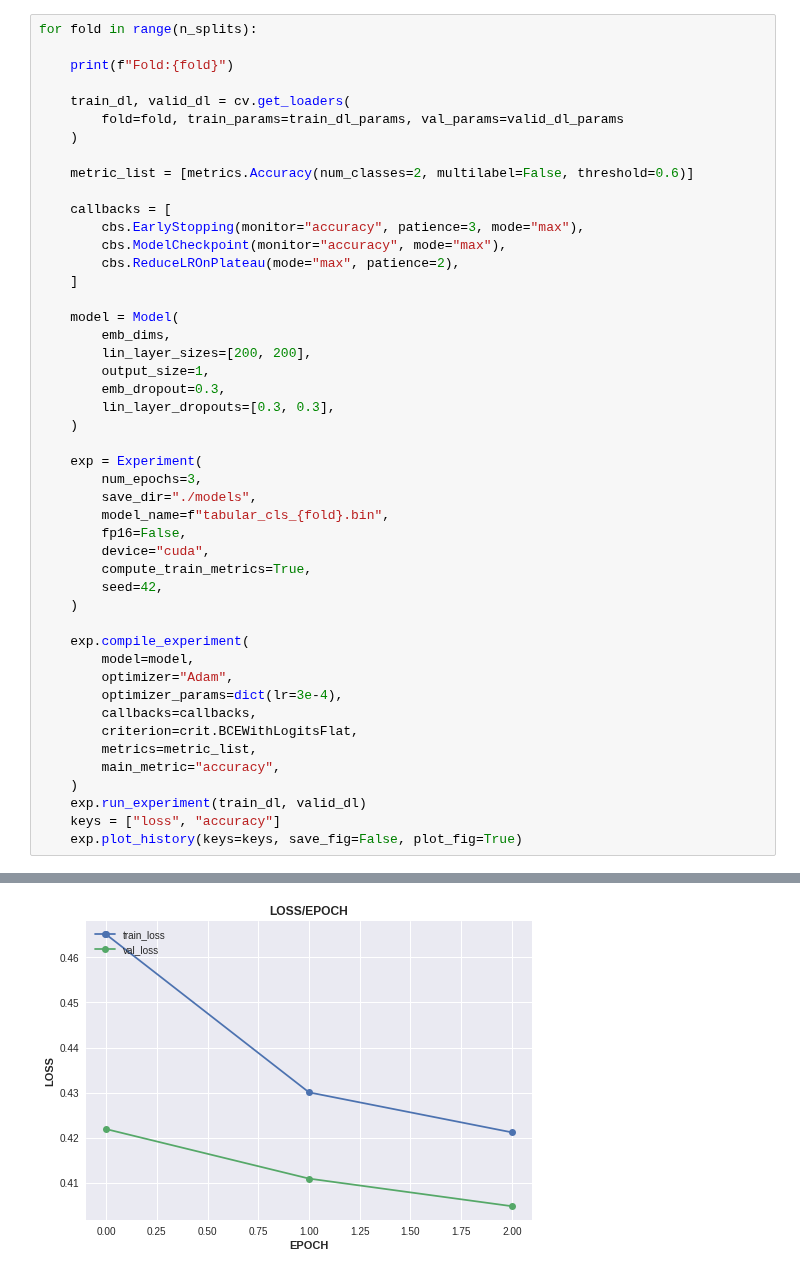
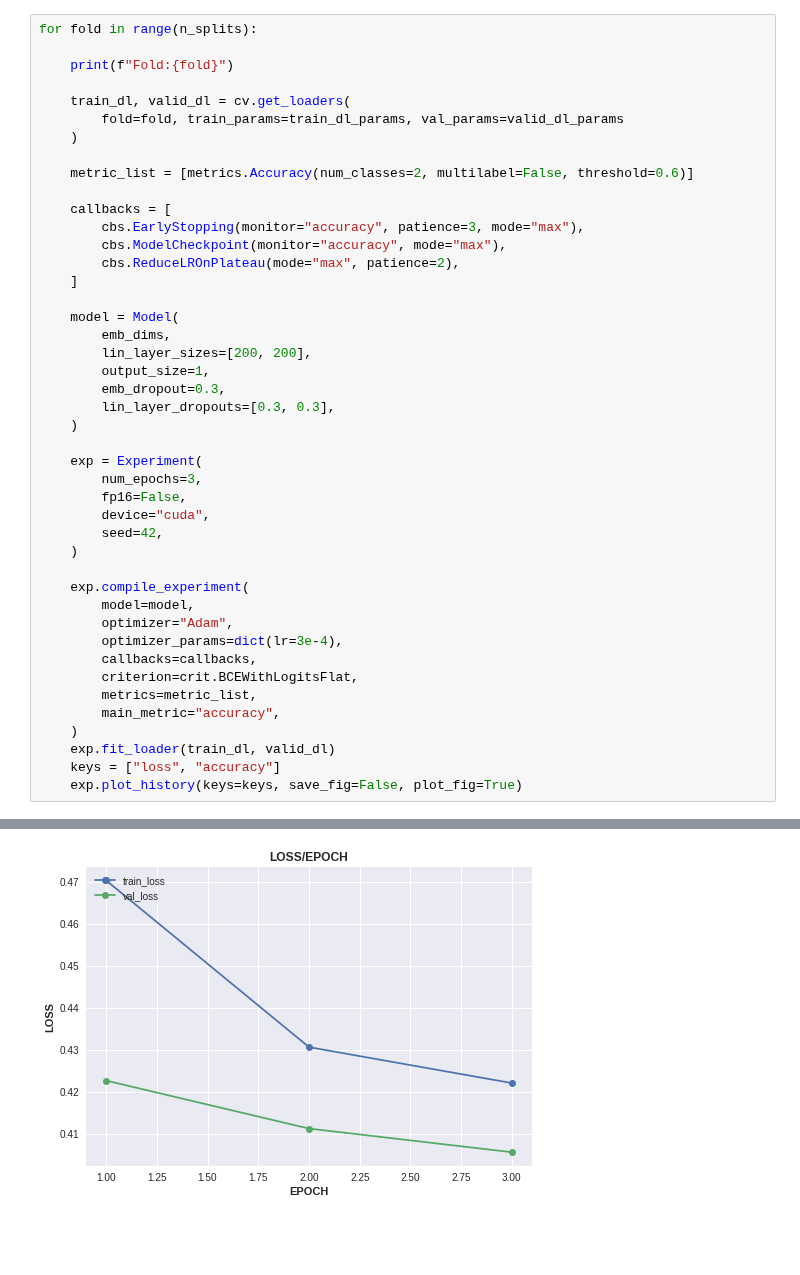
Before and after one commit to Atharva-Phatak/torchflare, a Jupyter notebook: examples/tabular_classification.ipynb, the cells around one changed output, grey strips where cells are left out. Drawn from its saved outputs; the diff is of its cells as text; blank space fills up the shorter version.

```diff
--- a/examples/tabular_classification.ipynb
+++ b/examples/tabular_classification.ipynb
@@ -217,11 +217,8 @@ for fold in range(n_splits):
 
     exp = Experiment(
         num_epochs=3,
-        save_dir="./models",
-        model_name=f"tabular_cls_{fold}.bin",
         fp16=False,
         device="cuda",
-        compute_train_metrics=True,
         seed=42,
     )
 
@@ -234,7 +231,7 @@ for fold in range(n_splits):
         metrics=metric_list,
         main_metric="accuracy",
     )
-    exp.run_experiment(train_dl, valid_dl)
+    exp.fit_loader(train_dl, valid_dl)
     keys = ["loss", "accuracy"]
     exp.plot_history(keys=keys, save_fig=False, plot_fig=True)
 # %% [output]
@@ -254 +251 @@ Valid: 6250/6250 [=========================]- 11s 2ms/step - val_loss: 0.4048 -
-[figure, old version]
+[figure, new version]
```
Also changed, not shown: parts of 1 cell of this notebook, 55 other files.
